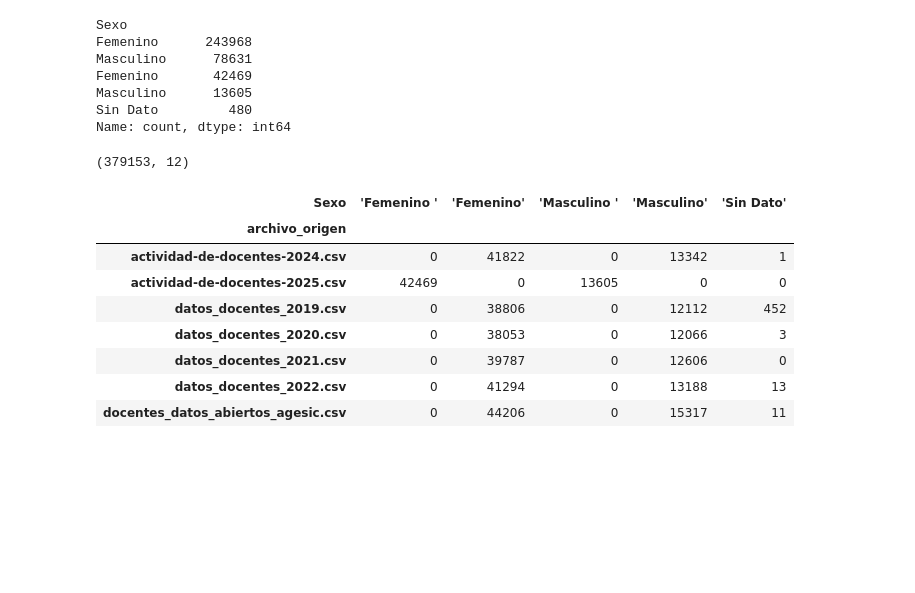
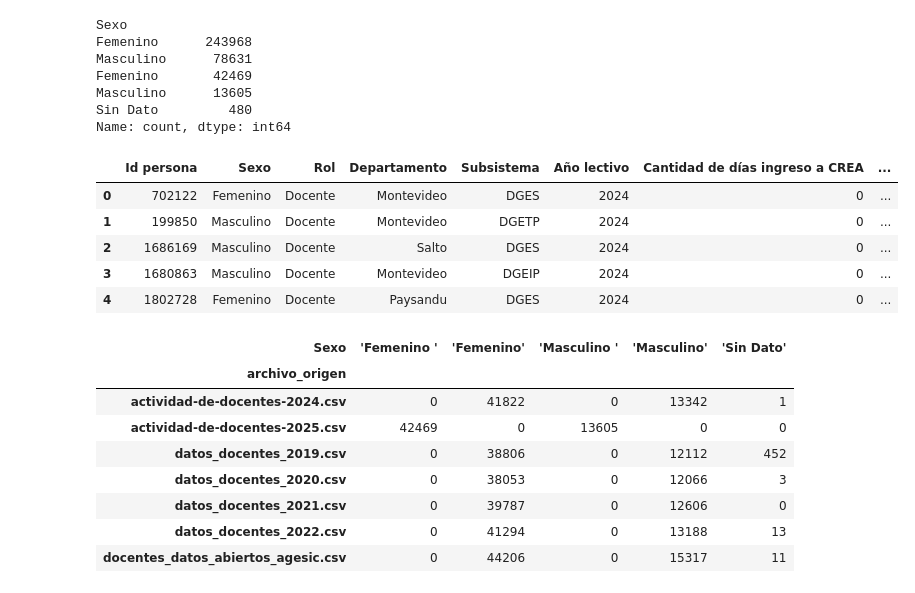
Before and after one commit to Albertmestre1256/Analisis-de-metricas-Ceibal, a Jupyter notebook: Proyecto/Etapa II - Exploración primaria + Limpieza/Exploración primaria y limpieza.ipynb, the cells around one changed output. Drawn from its saved outputs; the diff is of its cells as text; code cells hidden in the pictures; blank space fills up the shorter version.

```diff
--- a/Proyecto/Etapa II - Exploración primaria + Limpieza/Exploración primaria y limpieza.ipynb
+++ b/Proyecto/Etapa II - Exploración primaria + Limpieza/Exploración primaria y limpieza.ipynb
@@ -34,10 +90,15 @@ Femenino       42469
 Masculino      13605
 Sin Dato         480
 Name: count, dtype: int64
-# %%
-df_d.shape
-# %% [output]
-(379153, 12)
+# %%
+df_d.head()
+# %% [output]
+|  | Id persona | Sexo | Rol | Departamento | Subsistema | Año lectivo | Cantidad de días ingreso a CREA | ... |
+| 0 | 702122 | Femenino | Docente | Montevideo | DGES | 2024 | 0 | ... |
+| 1 | 199850 | Masculino | Docente | Montevideo | DGETP | 2024 | 0 | ... |
+| 2 | 1686169 | Masculino | Docente | Salto | DGES | 2024 | 0 | ... |
+| 3 | 1680863 | Masculino | Docente | Montevideo | DGEIP | 2024 | 0 | ... |
+| 4 | 1802728 | Femenino | Docente | Paysandu | DGES | 2024 | 0 | ... |
 # %%
 pd.crosstab(df_d["archivo_origen"], df_d["Sexo"].map(repr))
 # %% [output]
```
Also changed, not shown: parts of 11 cells of this notebook, 1 other file.
